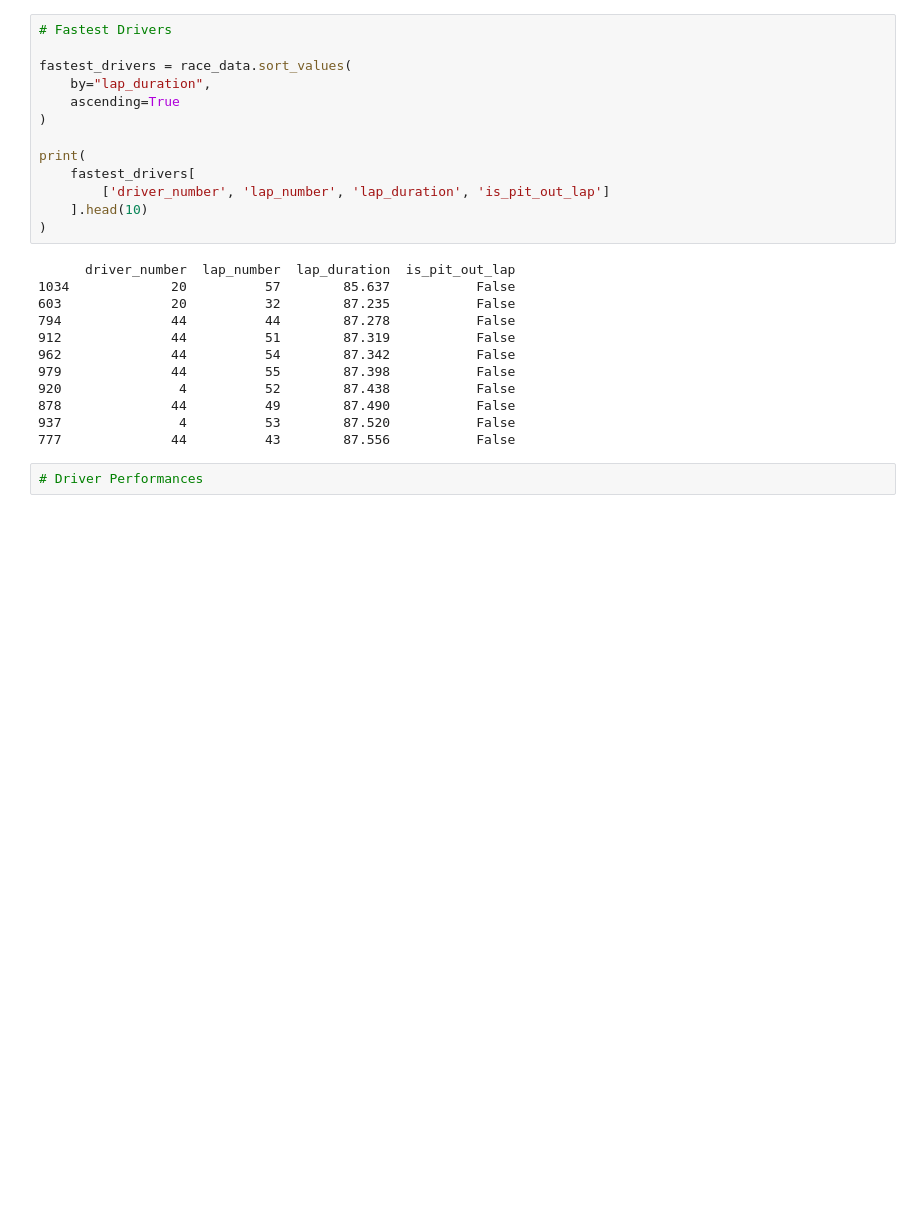
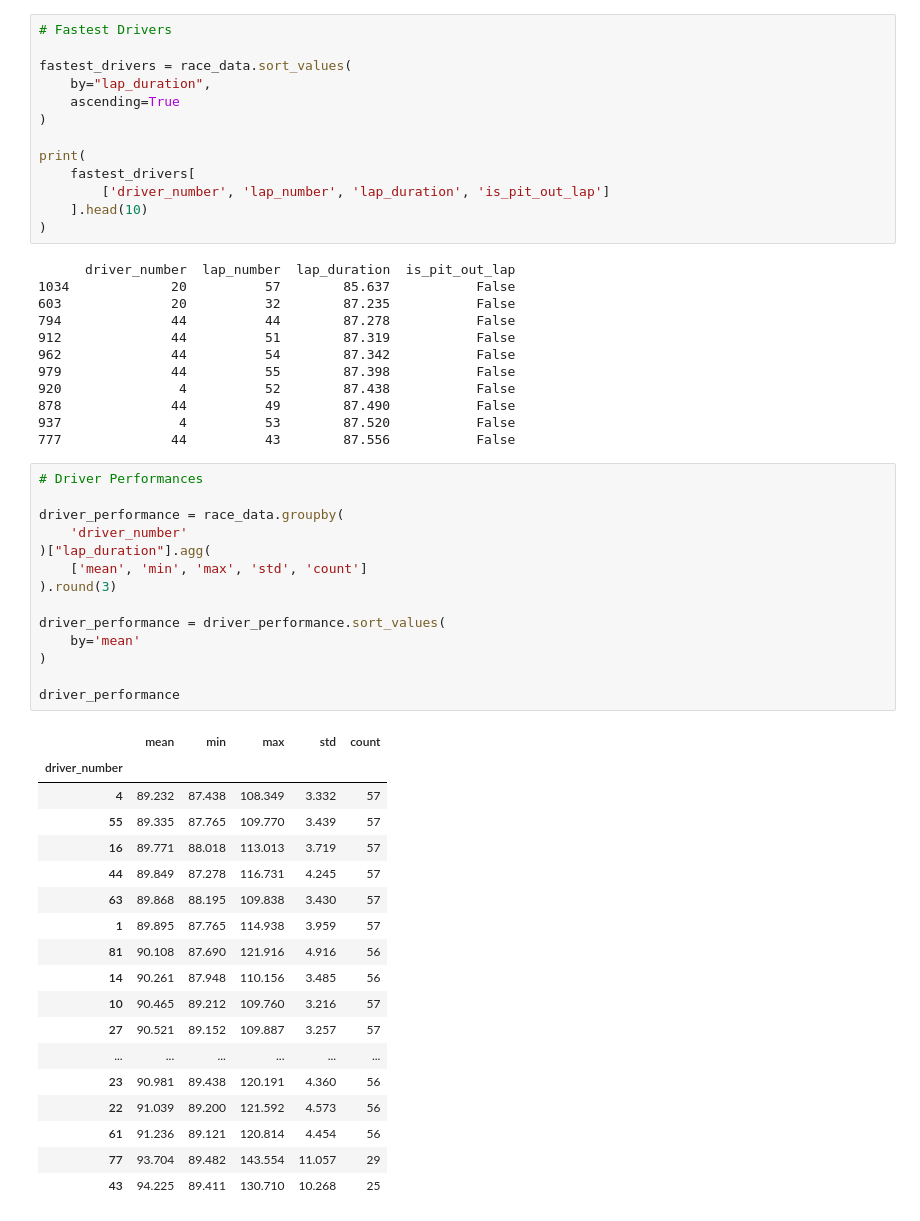
Before and after one commit to usma414/F1-Race-Intelligence-System, a Jupyter notebook: notebooks/01_initial_data_exploration.ipynb, the cells around one changed output. Cells and saved outputs as stored; diff of their text form; blank space fills up the shorter version.

```diff
--- a/notebooks/01_initial_data_exploration.ipynb
+++ b/notebooks/01_initial_data_exploration.ipynb
@@ -242,3 +242,34 @@ print(
 777              44          43        87.556           False
 # %%
 # Driver Performances
+
+driver_performance = race_data.groupby(
+    'driver_number'
+)["lap_duration"].agg(
+    ['mean', 'min', 'max', 'std', 'count']
+).round(3)
+
+driver_performance = driver_performance.sort_values(
+    by='mean'
+)
+
+driver_performance
+# %% [output]
+|  | mean | min | max | std | count |
+| driver_number |  |  |  |  |  |
+| 4 | 89.232 | 87.438 | 108.349 | 3.332 | 57 |
+| 55 | 89.335 | 87.765 | 109.770 | 3.439 | 57 |
+| 16 | 89.771 | 88.018 | 113.013 | 3.719 | 57 |
+| 44 | 89.849 | 87.278 | 116.731 | 4.245 | 57 |
+| 63 | 89.868 | 88.195 | 109.838 | 3.430 | 57 |
+| 1 | 89.895 | 87.765 | 114.938 | 3.959 | 57 |
+| 81 | 90.108 | 87.690 | 121.916 | 4.916 | 56 |
+| 14 | 90.261 | 87.948 | 110.156 | 3.485 | 56 |
+| 10 | 90.465 | 89.212 | 109.760 | 3.216 | 57 |
+| 27 | 90.521 | 89.152 | 109.887 | 3.257 | 57 |
+| ... | ... | ... | ... | ... | ... |
+| 23 | 90.981 | 89.438 | 120.191 | 4.360 | 56 |
+| 22 | 91.039 | 89.200 | 121.592 | 4.573 | 56 |
+| 61 | 91.236 | 89.121 | 120.814 | 4.454 | 56 |
+| 77 | 93.704 | 89.482 | 143.554 | 11.057 | 29 |
+| 43 | 94.225 | 89.411 | 130.710 | 10.268 | 25 |
```
Also changed, not shown: parts of 3 cells of this notebook, 1 other file.
